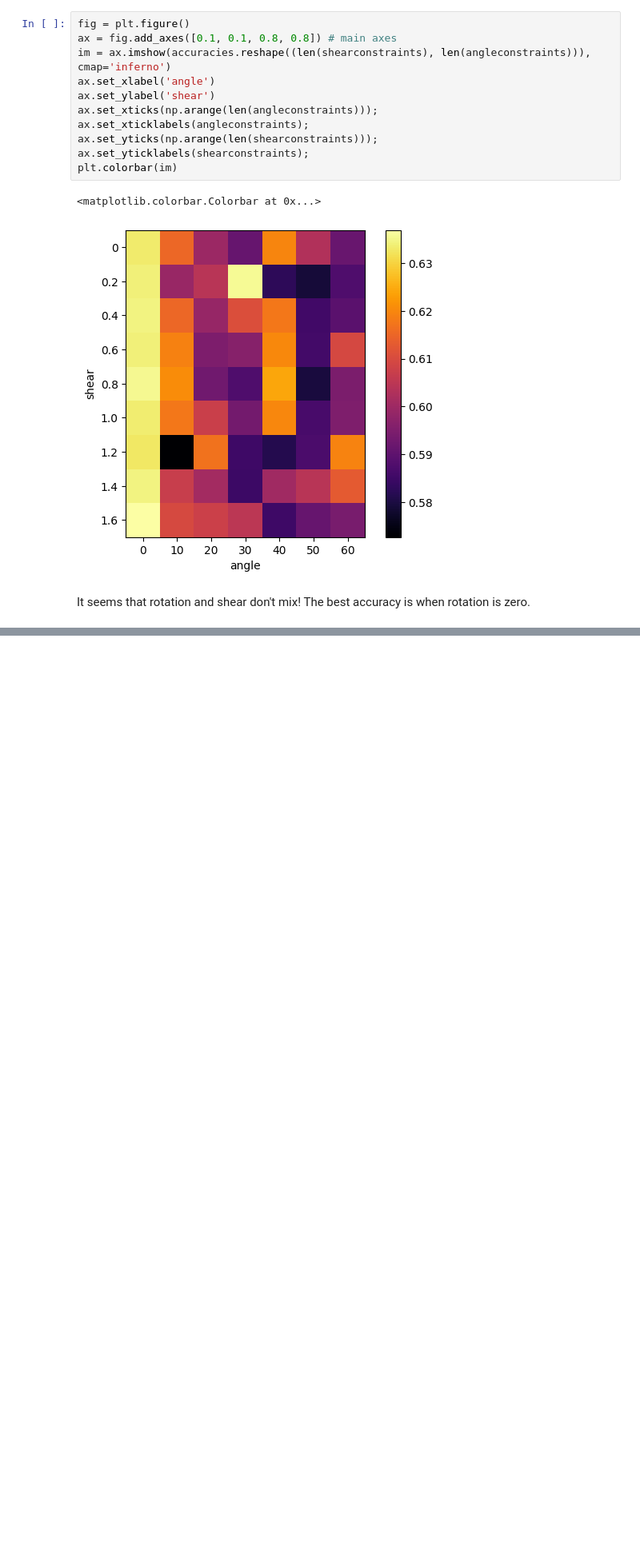
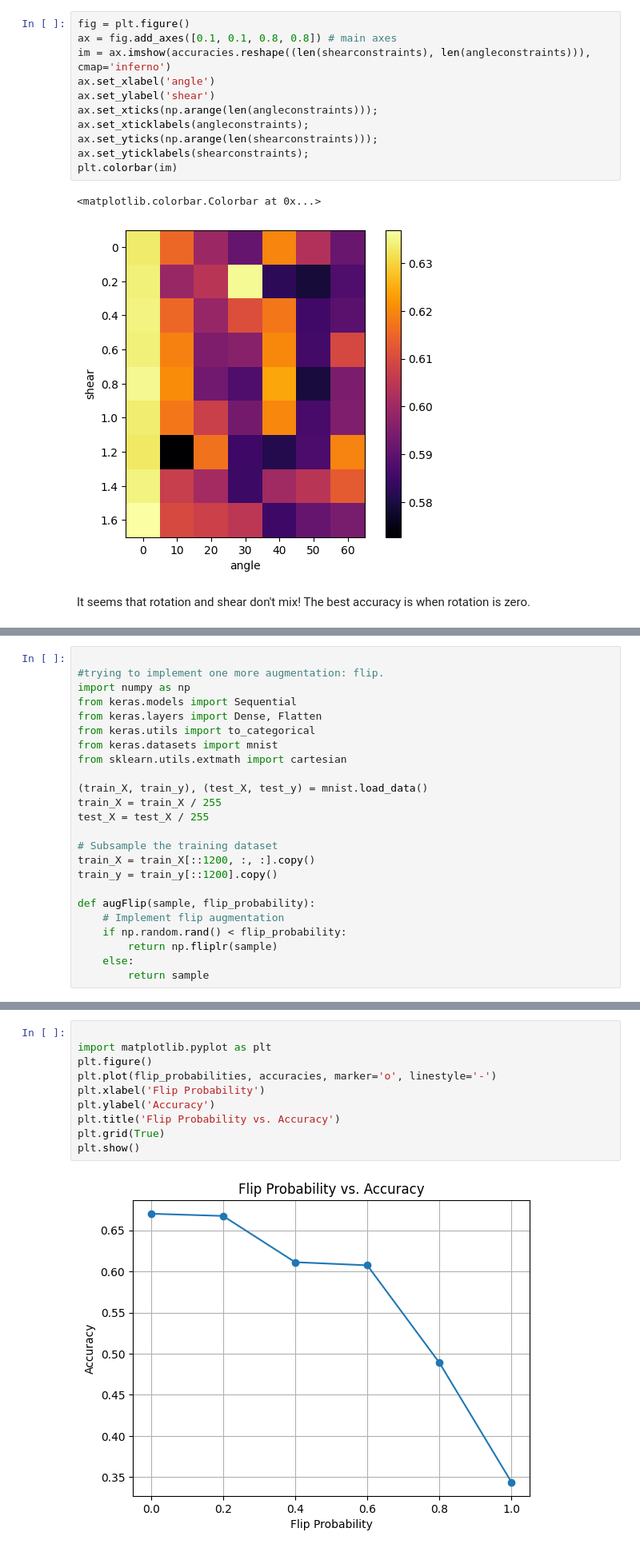
Before and after one commit to vignesh082/AIML_Projects_and_Labs, a Jupyter notebook: AIML_Module_1_Lab_3_Data_Augmentation.ipynb, the cells around one changed output, grey strips where cells are left out. Shown: that part at 80% size. Saved outputs shown, nothing was run; the diff lists cells and outputs as text; blank space fills up the shorter version.

```diff
--- a/AIML_Module_1_Lab_3_Data_Augmentation.ipynb
+++ b/AIML_Module_1_Lab_3_Data_Augmentation.ipynb
@@ -344,0 +349,24 @@ Answers:
+# %%
+
+#trying to implement one more augmentation: flip.
+import numpy as np
+from keras.models import Sequential
+from keras.layers import Dense, Flatten
+from keras.utils import to_categorical
+from keras.datasets import mnist
+from sklearn.utils.extmath import cartesian
+
+(train_X, train_y), (test_X, test_y) = mnist.load_data()
+train_X = train_X / 255
+test_X = test_X / 255
+
+# Subsample the training dataset
+train_X = train_X[::1200, :, :].copy()
+train_y = train_y[::1200].copy()
+
+def augFlip(sample, flip_probability):
+    # Implement flip augmentation
+    if np.random.rand() < flip_probability:
+        return np.fliplr(sample)
+    else:
+        return sample
@@ -344,0 +422,12 @@ Answers:
+# %%
+
+import matplotlib.pyplot as plt
+plt.figure()
+plt.plot(flip_probabilities, accuracies, marker='o', linestyle='-')
+plt.xlabel('Flip Probability')
+plt.ylabel('Accuracy')
+plt.title('Flip Probability vs. Accuracy')
+plt.grid(True)
+plt.show()
+# %% [output]
+[figure, added]
```
Also changed, not shown: parts of 4 cells of this notebook.
